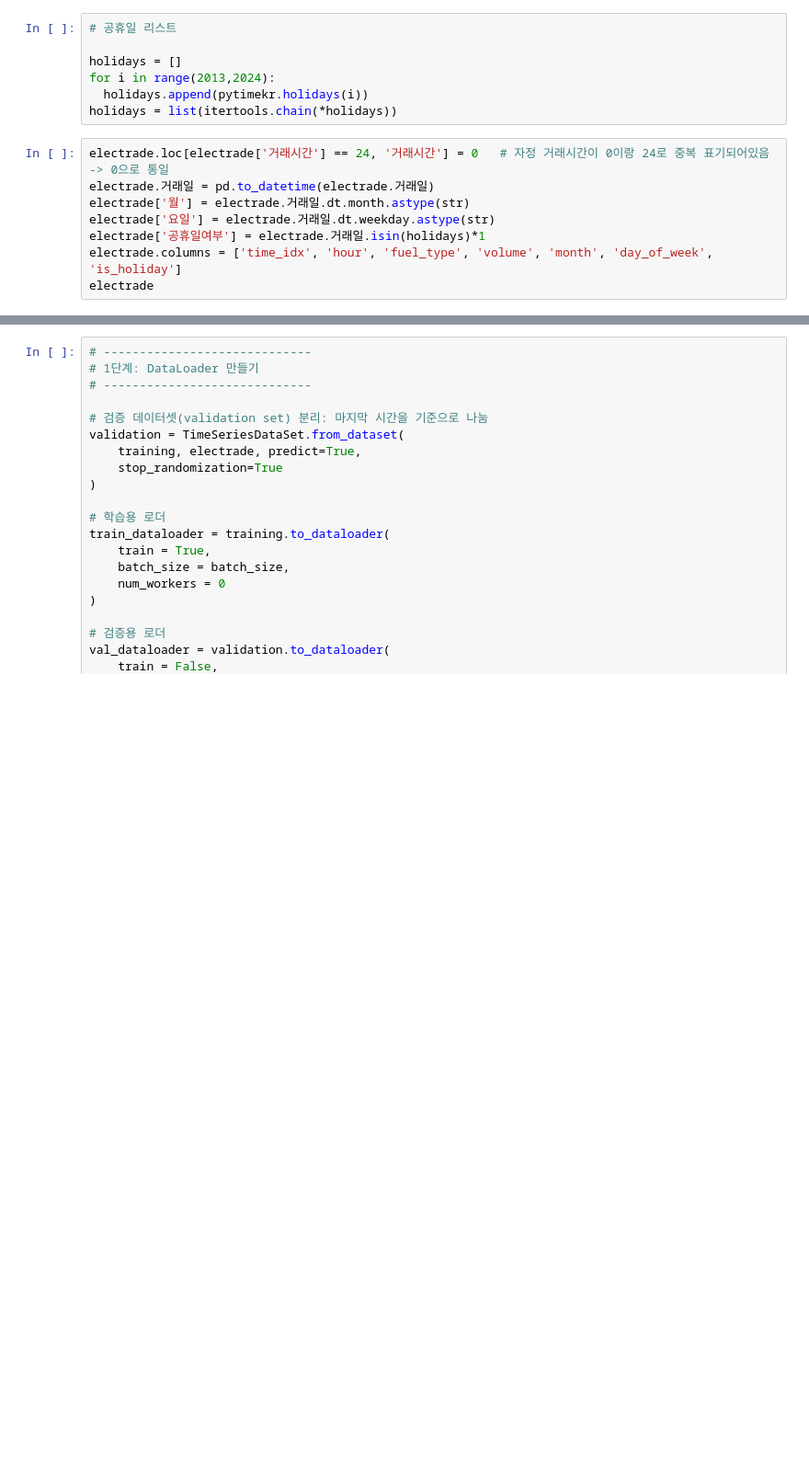
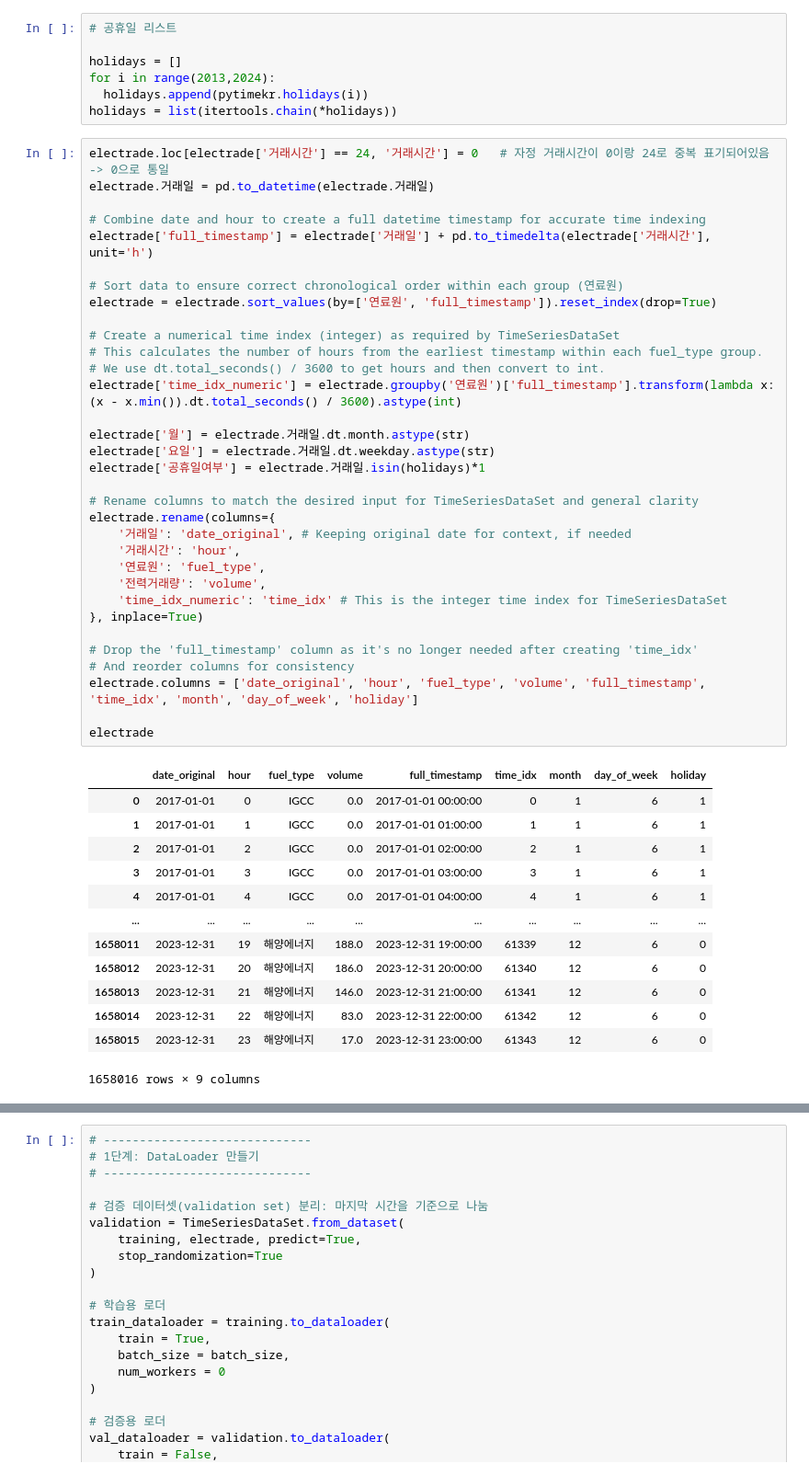
Before and after one commit to dayoungcho/dacon, a Jupyter notebook: 까스/전력거래소_TFT예측.ipynb, the cells around one changed output, grey strips where cells are left out. Shown at 92% size. Saved outputs shown, nothing was run; the diff lists cells and outputs as text; blank space fills up the shorter version.

```diff
--- a/까스/전력거래소_TFT예측.ipynb
+++ b/까스/전력거래소_TFT예측.ipynb
@@ -76,11 +96,50 @@ holidays = []
 for i in range(2013,2024):
   holidays.append(pytimekr.holidays(i))
 holidays = list(itertools.chain(*holidays))
-# %%
-electrade.loc[electrade['거래시간'] == 24, '거래시간'] = 0   # 자정 거래시간이 0이랑 24로 중복 표기되어있음 -> 0으로 통일
-electrade.거래일 = pd.to_datetime(electrade.거래일)
-electrade['월'] = electrade.거래일.dt.month.astype(str)
-electrade['요일'] = electrade.거래일.dt.weekday.astype(str)
-electrade['공휴일여부'] = electrade.거래일.isin(holidays)*1
-electrade.columns = ['time_idx', 'hour', 'fuel_type', 'volume', 'month', 'day_of_week', 'is_holiday']
-electrade
+# %%
+electrade.loc[electrade['거래시간'] == 24, '거래시간'] = 0   # 자정 거래시간이 0이랑 24로 중복 표기되어있음 -> 0으로 통일
+electrade.거래일 = pd.to_datetime(electrade.거래일)
+
+# Combine date and hour to create a full datetime timestamp for accurate time indexing
+electrade['full_timestamp'] = electrade['거래일'] + pd.to_timedelta(electrade['거래시간'], unit='h')
+
+# Sort data to ensure correct chronological order within each group (연료원)
+electrade = electrade.sort_values(by=['연료원', 'full_timestamp']).reset_index(drop=True)
+
+# Create a numerical time index (integer) as required by TimeSeriesDataSet
+# This calculates the number of hours from the earliest timestamp within each fuel_type group.
+# We use dt.total_seconds() / 3600 to get hours and then convert to int.
+electrade['time_idx_numeric'] = electrade.groupby('연료원')['full_timestamp'].transform(lambda x: (x - x.min()).dt.total_seconds() / 3600).astype(int)
+
+electrade['월'] = electrade.거래일.dt.month.astype(str)
+electrade['요일'] = electrade.거래일.dt.weekday.astype(str)
+electrade['공휴일여부'] = electrade.거래일.isin(holidays)*1
+
+# Rename columns to match the desired input for TimeSeriesDataSet and general clarity
+electrade.rename(columns={
+    '거래일': 'date_original', # Keeping original date for context, if needed
+    '거래시간': 'hour',
+    '연료원': 'fuel_type',
+    '전력거래량': 'volume',
+    'time_idx_numeric': 'time_idx' # This is the integer time index for TimeSeriesDataSet
+}, inplace=True)
+
+# Drop the 'full_timestamp' column as it's no longer needed after creating 'time_idx'
+# And reorder columns for consistency
+electrade.columns = ['date_original', 'hour', 'fuel_type', 'volume', 'full_timestamp', 'time_idx', 'month', 'day_of_week', 'holiday']
+
+electrade
+# %% [output]
+|  | date_original | hour | fuel_type | volume | full_timestamp | time_idx | month | day_of_week | holiday |
+| 0 | 2017-01-01 | 0 | IGCC | 0.0 | 2017-01-01 00:00:00 | 0 | 1 | 6 | 1 |
+| 1 | 2017-01-01 | 1 | IGCC | 0.0 | 2017-01-01 01:00:00 | 1 | 1 | 6 | 1 |
+| 2 | 2017-01-01 | 2 | IGCC | 0.0 | 2017-01-01 02:00:00 | 2 | 1 | 6 | 1 |
+| 3 | 2017-01-01 | 3 | IGCC | 0.0 | 2017-01-01 03:00:00 | 3 | 1 | 6 | 1 |
+| 4 | 2017-01-01 | 4 | IGCC | 0.0 | 2017-01-01 04:00:00 | 4 | 1 | 6 | 1 |
+| ... | ... | ... | ... | ... | ... | ... | ... | ... | ... |
+| 1658011 | 2023-12-31 | 19 | 해양에너지 | 188.0 | 2023-12-31 19:00:00 | 61339 | 12 | 6 | 0 |
+| 1658012 | 2023-12-31 | 20 | 해양에너지 | 186.0 | 2023-12-31 20:00:00 | 61340 | 12 | 6 | 0 |
+| 1658013 | 2023-12-31 | 21 | 해양에너지 | 146.0 | 2023-12-31 21:00:00 | 61341 | 12 | 6 | 0 |
+| 1658014 | 2023-12-31 | 22 | 해양에너지 | 83.0 | 2023-12-31 22:00:00 | 61342 | 12 | 6 | 0 |
+| 1658015 | 2023-12-31 | 23 | 해양에너지 | 17.0 | 2023-12-31 23:00:00 | 61343 | 12 | 6 | 0 |
+1658016 rows × 9 columns
```
Also changed, not shown: parts of 10 cells of this notebook.
